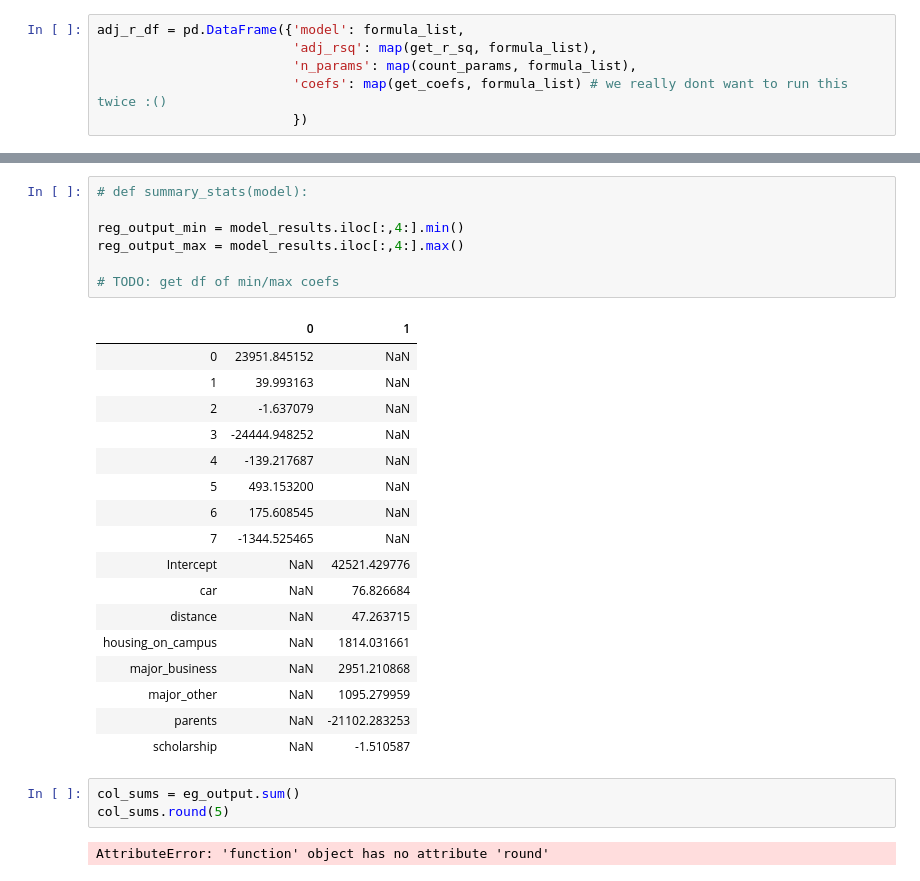
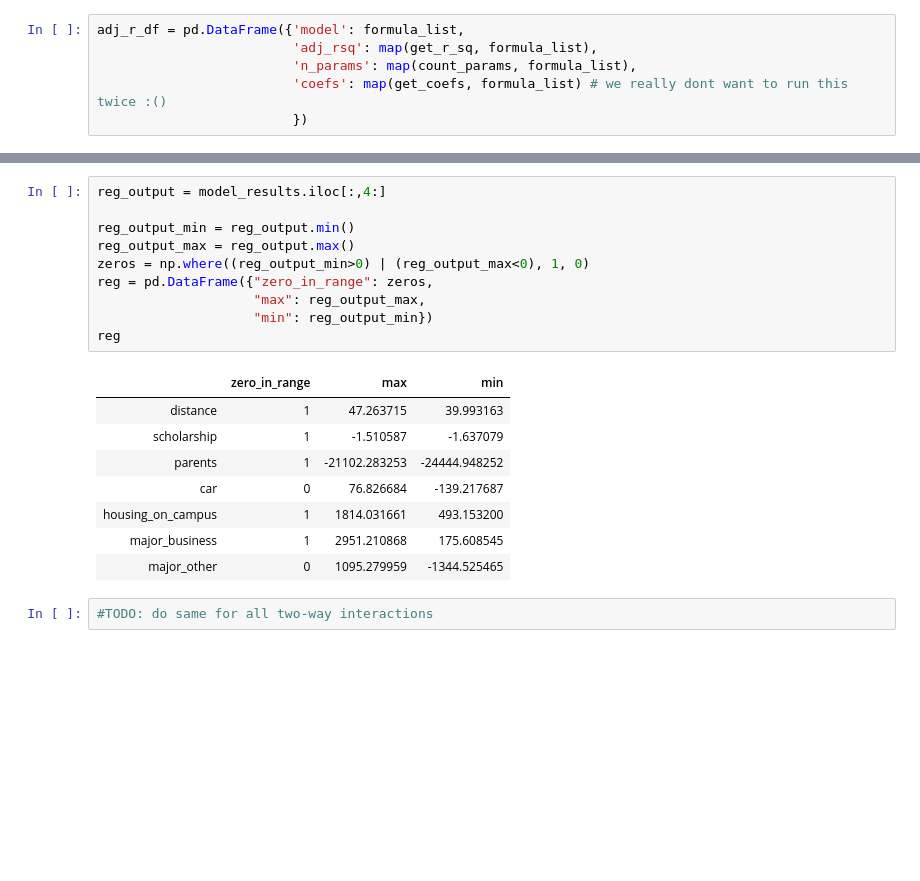
Before and after one commit to despresj/pythonChallenges, a Jupyter notebook: pandas/student_debt.ipynb, the cells around one changed output, grey strips where cells are left out. Drawn from its saved outputs; the diff is of its cells as text; blank space fills up the shorter version.

Commit message:
worked on reg output df

```diff
--- a/pandas/student_debt.ipynb
+++ b/pandas/student_debt.ipynb
@@ -123,30 +125,21 @@ for term in terms:
-# %%
-# def summary_stats(model):
-
-reg_output_min = model_results.iloc[:,4:].min()
-reg_output_max = model_results.iloc[:,4:].max()
-
-# TODO: get df of min/max coefs
-# %% [output]
-|  | 0 | 1 |
-| 0 | 23951.845152 | NaN |
-| 1 | 39.993163 | NaN |
-| 2 | -1.637079 | NaN |
-| 3 | -24444.948252 | NaN |
-| 4 | -139.217687 | NaN |
-| 5 | 493.153200 | NaN |
-| 6 | 175.608545 | NaN |
-| 7 | -1344.525465 | NaN |
-| Intercept | NaN | 42521.429776 |
-| car | NaN | 76.826684 |
-| distance | NaN | 47.263715 |
-| housing_on_campus | NaN | 1814.031661 |
-| major_business | NaN | 2951.210868 |
-| major_other | NaN | 1095.279959 |
-| parents | NaN | -21102.283253 |
-| scholarship | NaN | -1.510587 |
-# %%
-col_sums = eg_output.sum()
-col_sums.round(5)
-# %% [output]
-AttributeError: 'function' object has no attribute 'round'
+# %%
+reg_output = model_results.iloc[:,4:]
+
+reg_output_min = reg_output.min()
+reg_output_max = reg_output.max()
+zeros = np.where((reg_output_min>0) | (reg_output_max<0), 1, 0)
+reg = pd.DataFrame({"zero_in_range": zeros,
+                    "max": reg_output_max,
+                    "min": reg_output_min})
+reg
+# %% [output]
+|  | zero_in_range | max | min |
+| distance | 1 | 47.263715 | 39.993163 |
+| scholarship | 1 | -1.510587 | -1.637079 |
+| parents | 1 | -21102.283253 | -24444.948252 |
+| car | 0 | 76.826684 | -139.217687 |
+| housing_on_campus | 1 | 1814.031661 | 493.153200 |
+| major_business | 1 | 2951.210868 | 175.608545 |
+| major_other | 0 | 1095.279959 | -1344.525465 |
+# %%
+#TODO: do same for all two-way interactions
```
Also changed, not shown: parts of 3 cells of this notebook.
